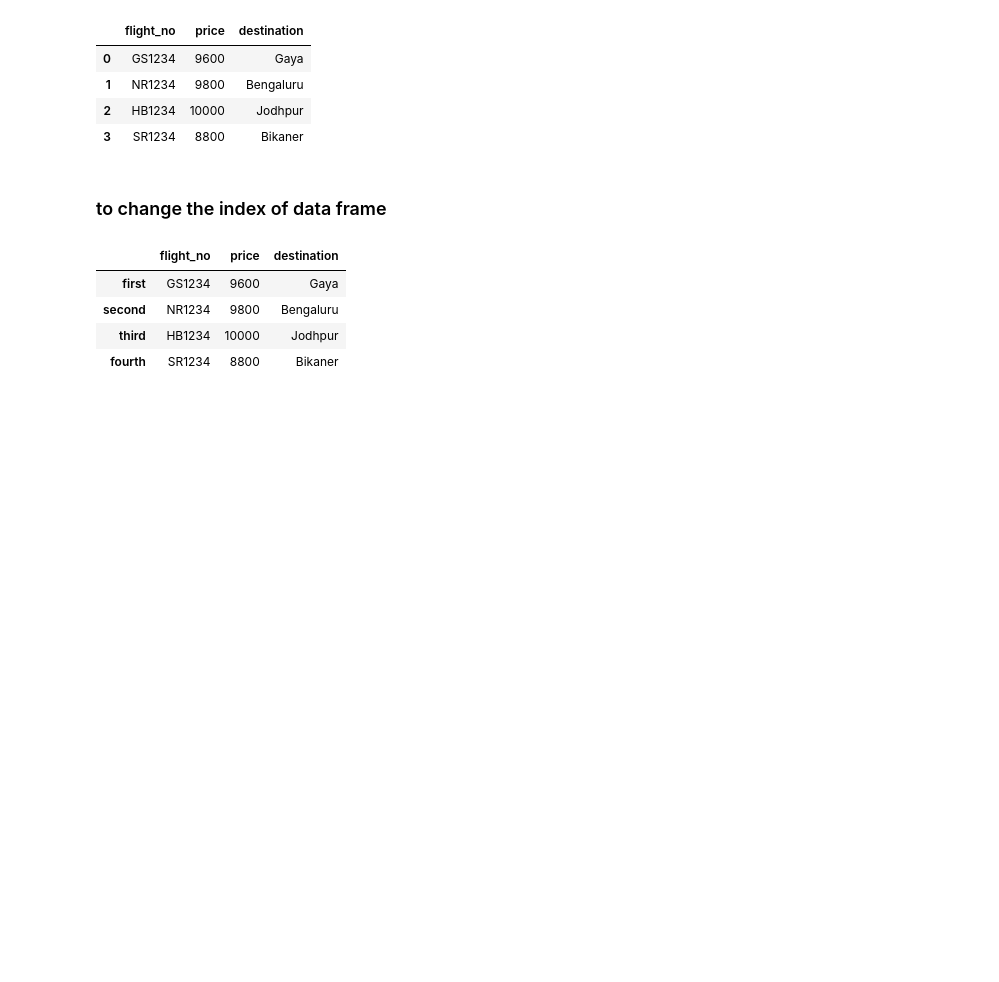
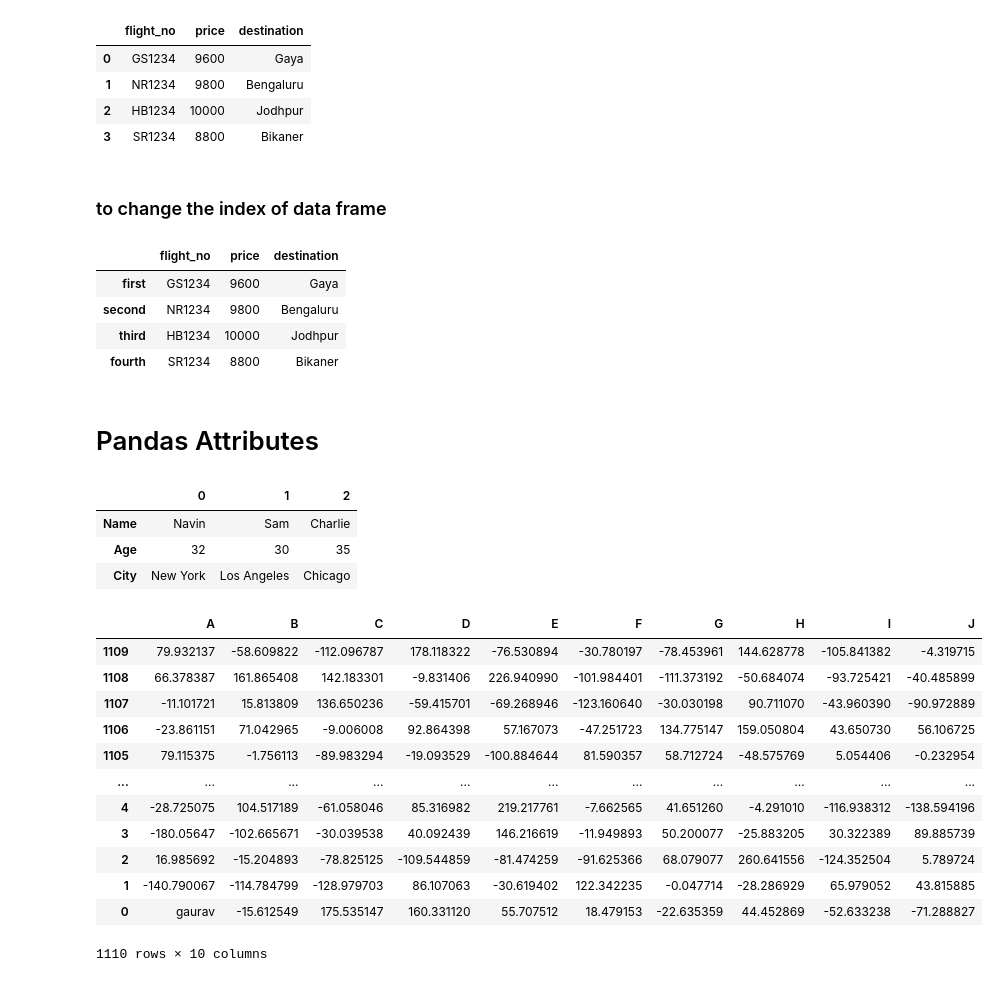
Before and after one commit to Gaurav560/HandsOnMachineLearning, a Jupyter notebook: com/telusko/Pandas/workbook.ipynb, the cells around one changed output. Saved outputs shown, nothing was run; the diff lists cells and outputs as text; code cells hidden in the pictures; blank space fills up the shorter version.

```diff
--- a/com/telusko/Pandas/workbook.ipynb
+++ b/com/telusko/Pandas/workbook.ipynb
@@ -259,3 +261,31 @@ flight_details
 | second | NR1234 | 9800 | Bengaluru |
 | third | HB1234 | 10000 | Jodhpur |
 | fourth | SR1234 | 8800 | Bikaner |
+# %% [markdown]
+# Pandas Attributes
+# %%
+#transpose
+df.T
+# %% [output]
+|  | 0 | 1 | 2 |
+| Name | Navin | Sam | Charlie |
+| Age | 32 | 30 | 35 |
+| City | New York | Los Angeles | Chicago |
+# %%
+# sort index in backward manner
+#axis 0 is index and axis 1 is column
+df1.sort_index(axis=0,ascending=False)
+# %% [output]
+|  | A | B | C | D | E | F | G | H | I | J |
+| 1109 | 79.932137 | -58.609822 | -112.096787 | 178.118322 | -76.530894 | -30.780197 | -78.453961 | 144.628778 | -105.841382 | -4.319715 |
+| 1108 | 66.378387 | 161.865408 | 142.183301 | -9.831406 | 226.940990 | -101.984401 | -111.373192 | -50.684074 | -93.725421 | -40.485899 |
+| 1107 | -11.101721 | 15.813809 | 136.650236 | -59.415701 | -69.268946 | -123.160640 | -30.030198 | 90.711070 | -43.960390 | -90.972889 |
+| 1106 | -23.861151 | 71.042965 | -9.006008 | 92.864398 | 57.167073 | -47.251723 | 134.775147 | 159.050804 | 43.650730 | 56.106725 |
+| 1105 | 79.115375 | -1.756113 | -89.983294 | -19.093529 | -100.884644 | 81.590357 | 58.712724 | -48.575769 | 5.054406 | -0.232954 |
+| ... | ... | ... | ... | ... | ... | ... | ... | ... | ... | ... |
+| 4 | -28.725075 | 104.517189 | -61.058046 | 85.316982 | 219.217761 | -7.662565 | 41.651260 | -4.291010 | -116.938312 | -138.594196 |
+| 3 | -180.05647 | -102.665671 | -30.039538 | 40.092439 | 146.216619 | -11.949893 | 50.200077 | -25.883205 | 30.322389 | 89.885739 |
+| 2 | 16.985692 | -15.204893 | -78.825125 | -109.544859 | -81.474259 | -91.625366 | 68.079077 | 260.641556 | -124.352504 | 5.789724 |
+| 1 | -140.790067 | -114.784799 | -128.979703 | 86.107063 | -30.619402 | 122.342235 | -0.047714 | -28.286929 | 65.979052 | 43.815885 |
+| 0 | gaurav | -15.612549 | 175.535147 | 160.331120 | 55.707512 | 18.479153 | -22.635359 | 44.452869 | -52.633238 | -71.288827 |
+1110 rows × 10 columns
```
Also changed, not shown: parts of 16 cells of this notebook.
